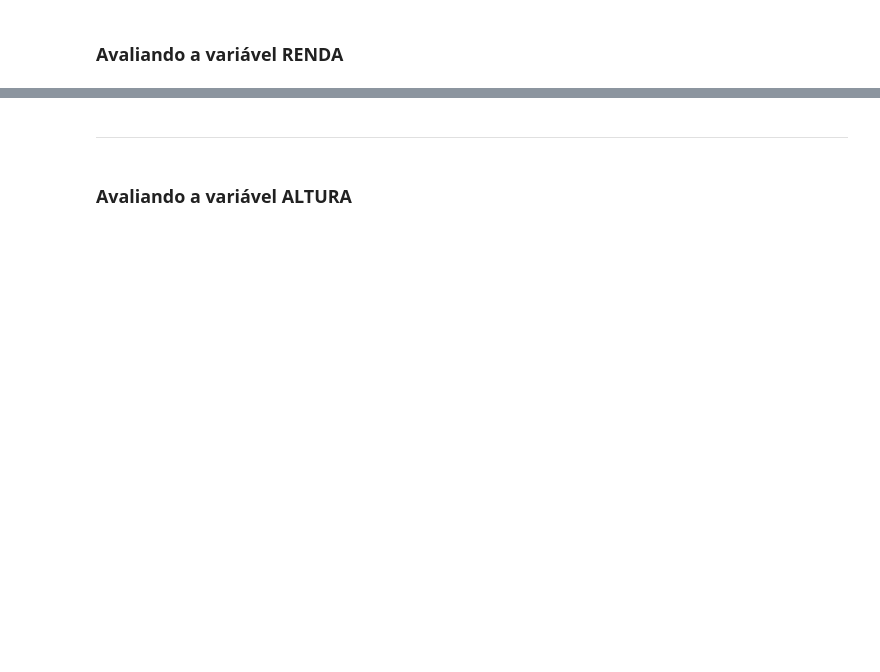
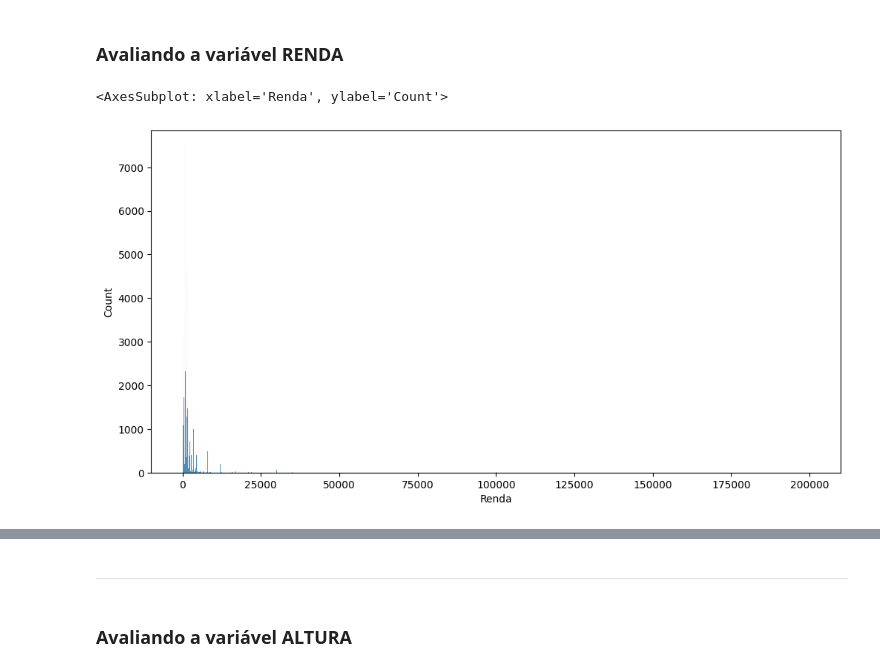
Before and after one commit to franciscojdsjr/Estudos-Python, a Jupyter notebook: Alura/estatistica_com_python/Curso_de_Estatística_Parte_1.ipynb, the cells around one changed output, grey strips where cells are left out. Saved outputs shown, nothing was run; the diff lists cells and outputs as text; code cells hidden in the pictures; blank space fills up the shorter version.

```diff
--- a/Alura/estatistica_com_python/Curso_de_Estatística_Parte_1.ipynb
+++ b/Alura/estatistica_com_python/Curso_de_Estatística_Parte_1.ipynb
@@ -753,3 +771,10 @@ Pode-se definir a moda como sendo o valor mais frequente de um conjunto de dados
 <img src='https://caelum-online-public.s3.amazonaws.com/1177-estatistica-parte1/01/img004.png' width='80%'>
 # %% [markdown]
 ### Avaliando a variável RENDA
+# %%
+ax = sns.histplot(dados.Renda)
+ax.figure.set_size_inches(12, 6)
+ax
+# %% [output]
+<AxesSubplot: xlabel='Renda', ylabel='Count'>
+[figure, added]
```
Also changed, not shown: parts of 14 cells of this notebook.
